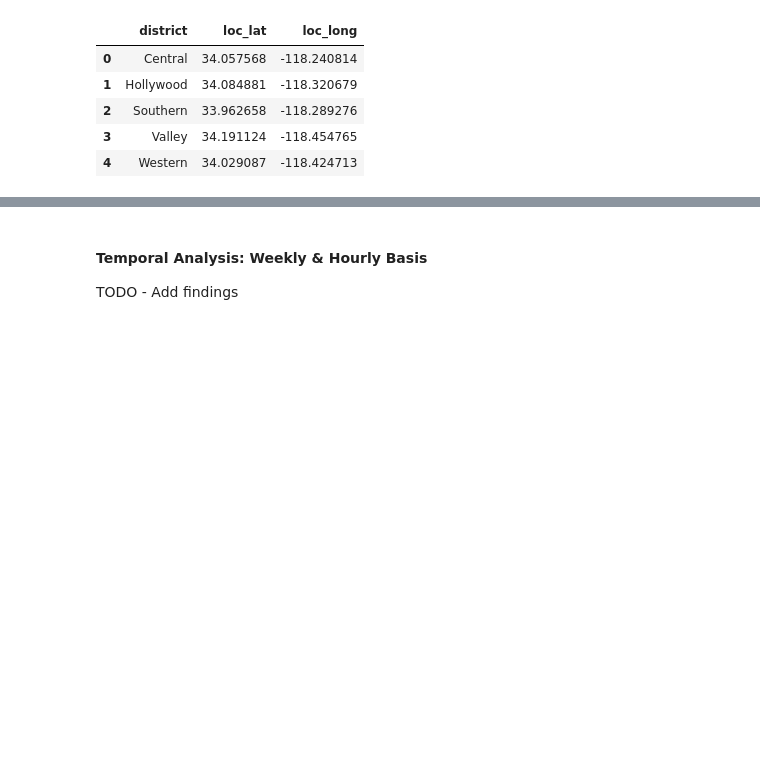
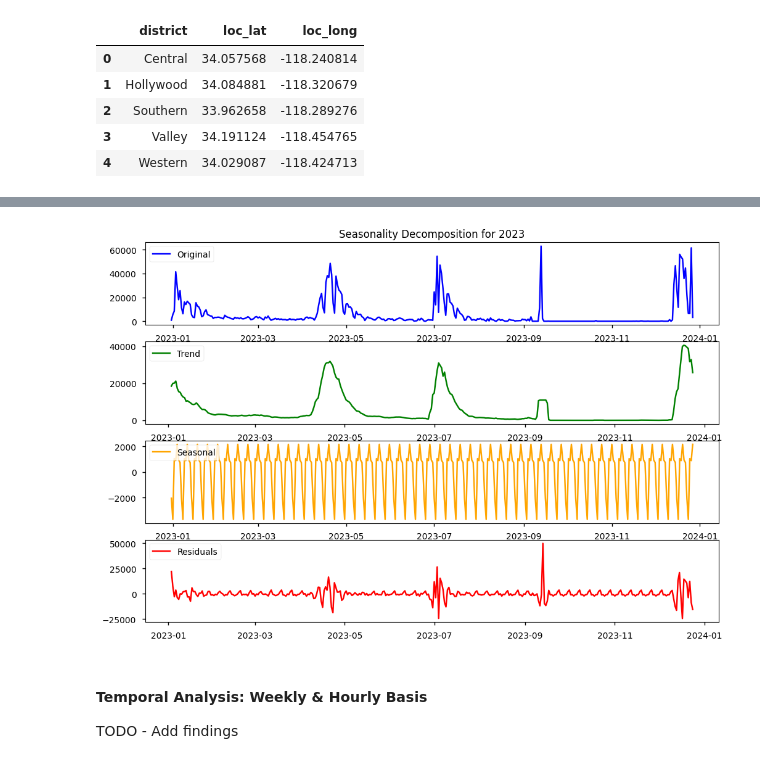
Before and after one commit to evangabe/strategic-parking-enforcement, a Jupyter notebook: 01_exploratory_data_analysis.ipynb, the cells around one changed output, grey strips where cells are left out. Saved outputs shown, nothing was run; the diff lists cells and outputs as text; code cells hidden in the pictures; blank space fills up the shorter version.

```diff
--- a/01_exploratory_data_analysis.ipynb
+++ b/01_exploratory_data_analysis.ipynb
@@ -148,3 +189,11 @@ TODO - Add plotly interactive map of violation count by region in representative
+# %%
+# Get timeseries and seasonality decomposition from citations
+timeseries = get_timerange(citations_df, '2022-12-31', '2024-1-1').resample('d').size()
+trend, seasonal, residuals = timeseries_decompose(timeseries)
+# %%
+plot_seasonality_decomp(timeseries, trend, seasonal, residuals)
+# %% [output]
+[figure, added]
 # %% [markdown]
 #### Temporal Analysis: Weekly & Hourly Basis
 TODO - Add findings
```
Also changed, not shown: parts of 30 cells of this notebook, 11 other files.
